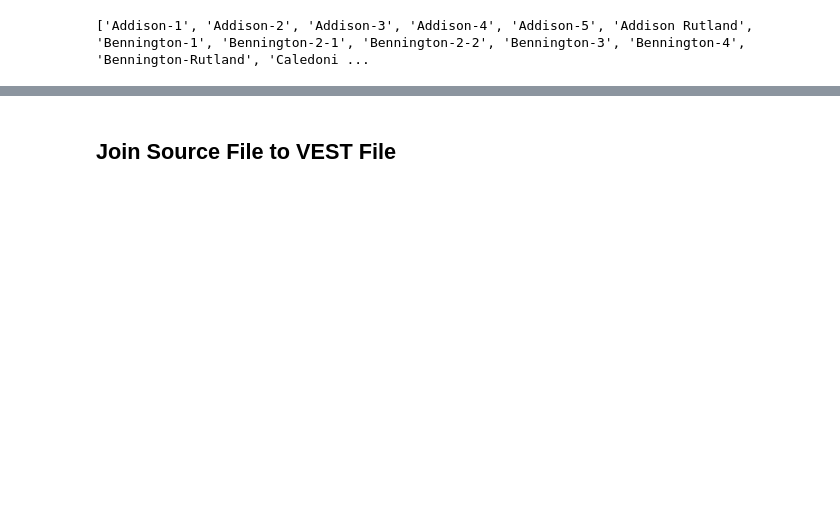
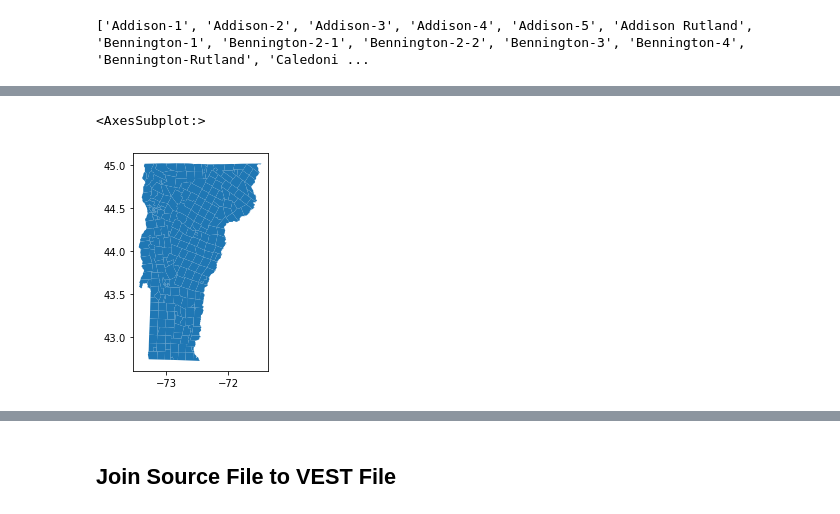
Before and after one commit to nonpartisan-redistricting-datahub/pdv-vt, a Jupyter notebook: vest-vt-2020/vest-vt-2020-validation.ipynb, the cells around one changed output, grey strips where cells are left out. Saved outputs shown, nothing was run; the diff lists cells and outputs as text; code cells hidden in the pictures; blank space fills up the shorter version.

```diff
--- a/vest-vt-2020/vest-vt-2020-validation.ipynb
+++ b/vest-vt-2020/vest-vt-2020-validation.ipynb
@@ -1439,0 +1325,2 @@ print(source_join["_merge"].value_counts())
+# %%
+fig_tst = fig_tst[fig_tst["area"]>3000]
@@ -1439,0 +1331,4 @@ print(source_join["_merge"].value_counts())
+# %%
+fig_tst = fig_tst[["COUNTYFP","newest-id","geometry","newest-id"]]
+fig_tst.columns = ['COUNTYFP', 'NAMELSAD', 'geometry', 'join_col']
+fig_tst.reset_index(inplace=True,drop=True)
@@ -1439,0 +1355,3 @@ print(source_join["_merge"].value_counts())
+# %%
+full_shapefiles_census = full_shapefiles_census[~full_shapefiles_census["join_col"].isin(unjoined_shapes_list)]
+full_shapefiles_census.reset_index(inplace=True,drop=True)
@@ -1439,0 +1378,11 @@ print(source_join["_merge"].value_counts())
+# %%
+fig_tst=fig_tst.to_crs(vest_vt_20.crs)
+full_shapefiles_census=full_shapefiles_census.to_crs(vest_vt_20.crs)
+final_shapefile = gp.GeoDataFrame(pd.concat([fig_tst,full_shapefiles_census],ignore_index=True),crs=vest_vt_20.crs)
+
+final_shapefile.reset_index(inplace=True,drop=True)
+# %%
+final_shapefile.plot()
+# %% [output]
+<AxesSubplot:>
+[figure, added]
```
Also changed, not shown: parts of 113 cells of this notebook.
